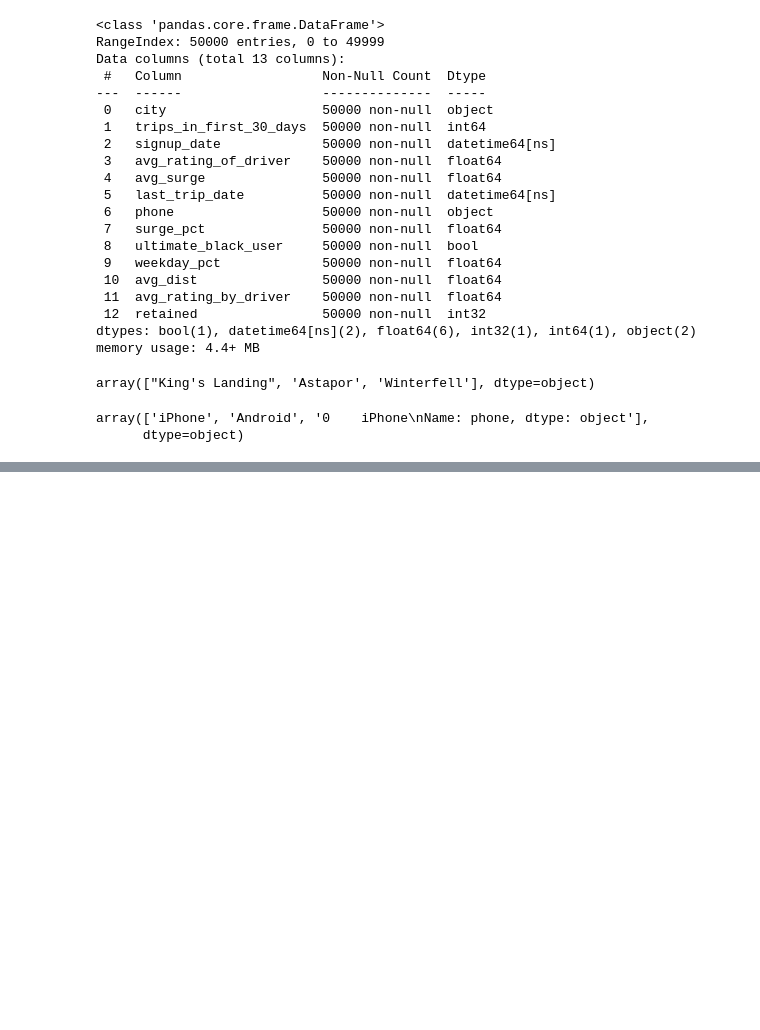
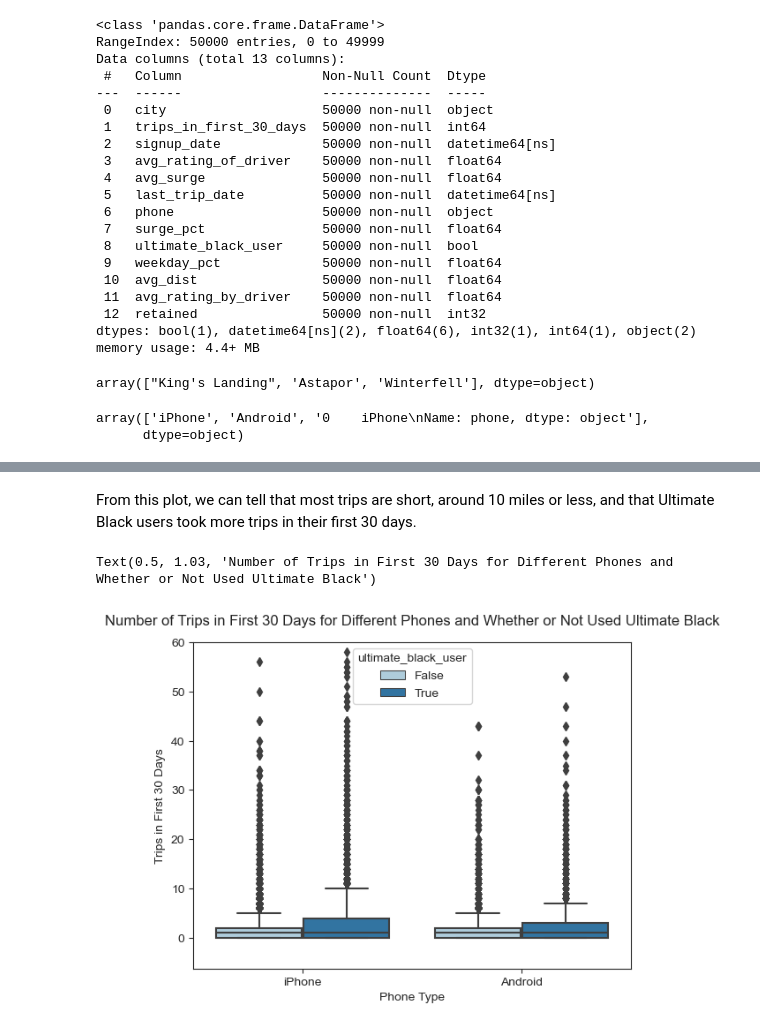
Before and after one commit to ehardwick2/Take-Home_Challenges, a Jupyter notebook: Part3_EDA_and_Predictive-Modeling.ipynb, the cells around one changed output, grey strips where cells are left out. Drawn from its saved outputs; the diff is of its cells as text; code cells hidden in the pictures; blank space fills up the shorter version.

```diff
--- a/Part3_EDA_and_Predictive-Modeling.ipynb
+++ b/Part3_EDA_and_Predictive-Modeling.ipynb
@@ -207,0 +259,13 @@ So now that we have a clean dataset with no missing values, I will create some v
+# %% [markdown]
+From this plot, we can tell that most trips are short, around 10 miles or less, and that Ultimate Black users took more trips in their first 30 days.
+# %%
+#Next, let's use boxplots to compare ultimate_black_user to trips_in_first_30_days
+sns.set_style("ticks")
+ax = sns.boxplot(x='phone', y='trips_in_first_30_days', hue='ultimate_black_user', data=df, palette='Paired')
+ax.set_xlabel('Phone Type')
+ax.set_ylabel('Trips in First 30 Days')
+ax.set_ylim(top=60)
+ax.set_title("Number of Trips in First 30 Days for Different Phones and Whether or Not Used Ultimate Black", y=1.03)
+# %% [output]
+Text(0.5, 1.03, 'Number of Trips in First 30 Days for Different Phones and Whether or Not Used Ultimate Black')
+[figure, added]
```
Also changed, not shown: parts of 39 cells of this notebook.
